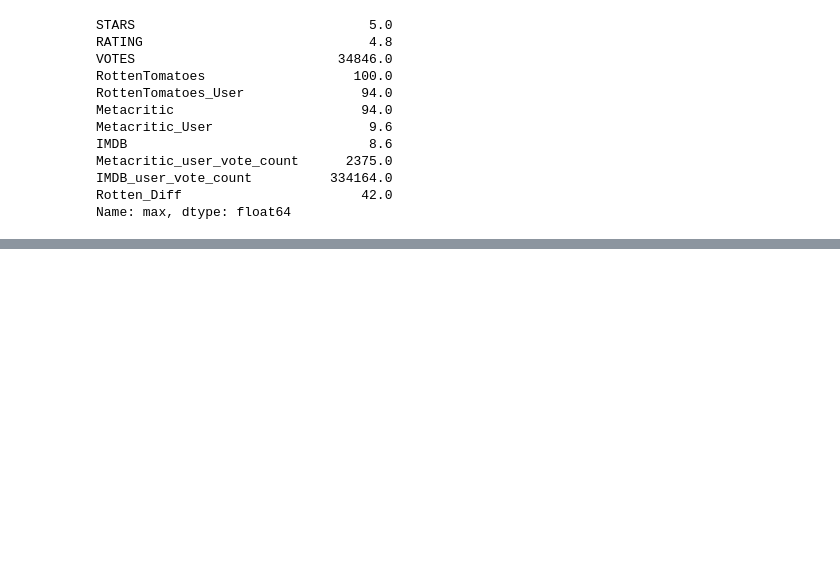
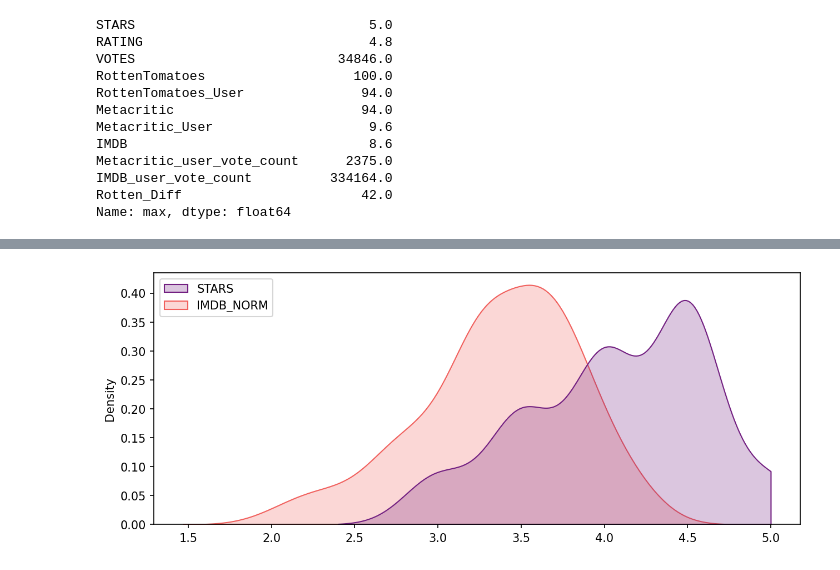
Before and after one commit to Sourabh-Bharale/capStone, a Jupyter notebook: model.ipynb, the cells around one changed output, grey strips where cells are left out. Saved outputs shown, nothing was run; the diff lists cells and outputs as text; code cells hidden in the pictures; blank space fills up the shorter version.

```diff
--- a/model.ipynb
+++ b/model.ipynb
@@ -222,0 +237,6 @@ normalizedScores.head()
+# %%
+fig, ax = plt.subplots(figsize=(10,4),dpi=150)
+sns.kdeplot(data=normalizedScores[['STARS','IMDB_NORM']],palette='magma',fill=True,clip=[0,5])
+move_legend(ax, "upper left")
+# %% [output]
+[figure, added]
```
Also changed, not shown: parts of 5 cells of this notebook.
